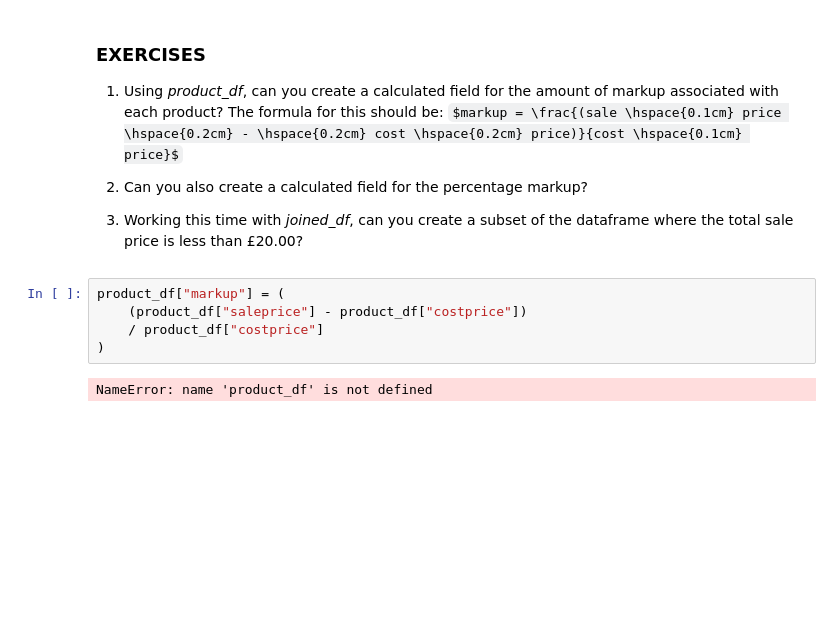
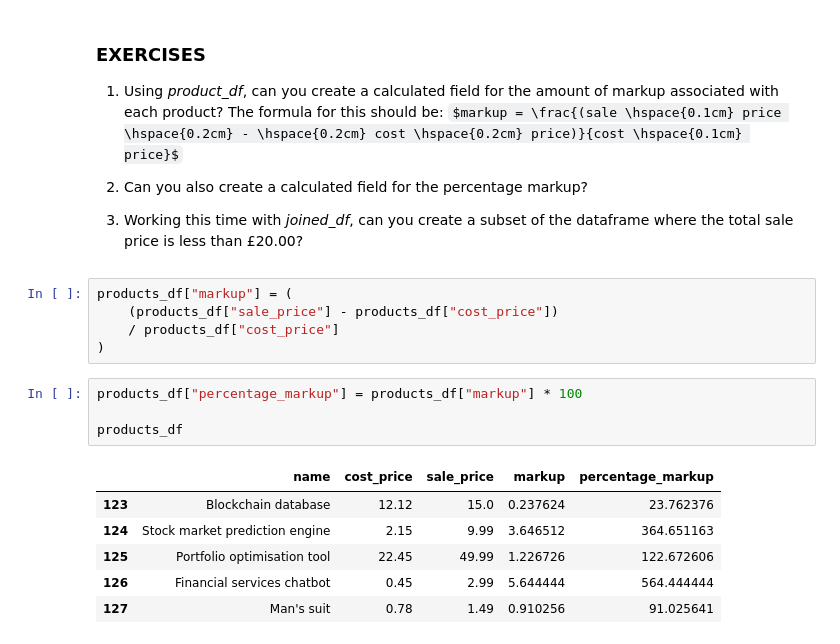
Before and after one commit to kefandu33-hash/kefandu-Programming-BigDataAnalytics, a Jupyter notebook: 2_03_Calculated_Fields,_Indexing_and_Subsetting.ipynb, the cells around one changed output. Saved outputs shown, nothing was run; the diff lists cells and outputs as text; some formulas as TeX source; blank space fills up the shorter version.

```diff
--- a/2_03_Calculated_Fields,_Indexing_and_Subsetting.ipynb
+++ b/2_03_Calculated_Fields,_Indexing_and_Subsetting.ipynb
@@ -165,10 +165,19 @@ $markup = \frac{(sale \hspace{0.1cm} price \hspace{0.2cm} - \hspace{0.2cm} cost
 2. Can you also create a calculated field for the percentage markup?
 
 3. Working this time with _joined\_df_, can you create a subset of the dataframe where the total sale price is less than £20.00?
-# %%
-product_df["markup"] = (
-    (product_df["saleprice"] - product_df["costprice"])
-    / product_df["costprice"]
-)
-# %% [output]
-NameError: name 'product_df' is not defined
+# %%
+products_df["markup"] = (
+    (products_df["sale_price"] - products_df["cost_price"])
+    / products_df["cost_price"]
+)
+# %%
+products_df["percentage_markup"] = products_df["markup"] * 100
+
+products_df
+# %% [output]
+|  | name | cost_price | sale_price | markup | percentage_markup |
+| 123 | Blockchain database | 12.12 | 15.0 | 0.237624 | 23.762376 |
+| 124 | Stock market prediction engine | 2.15 | 9.99 | 3.646512 | 364.651163 |
+| 125 | Portfolio optimisation tool | 22.45 | 49.99 | 1.226726 | 122.672606 |
+| 126 | Financial services chatbot | 0.45 | 2.99 | 5.644444 | 564.444444 |
+| 127 | Man's suit | 0.78 | 1.49 | 0.910256 | 91.025641 |
```
Also changed, not shown: parts of 1 cell of this notebook.
